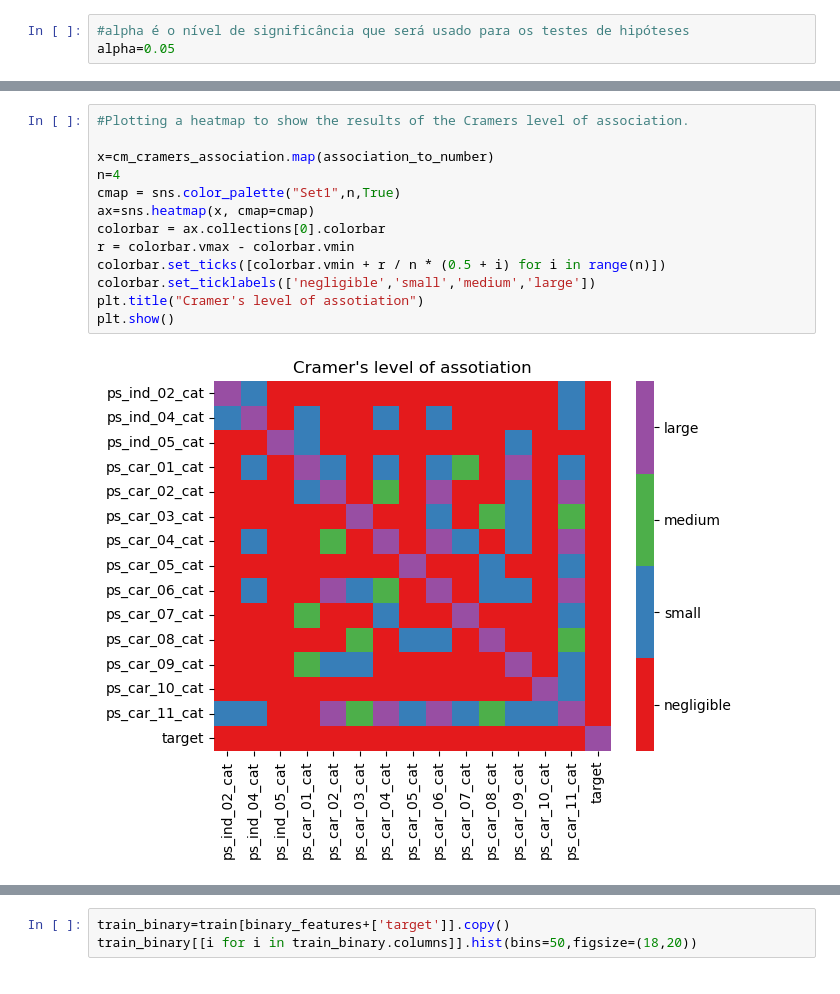
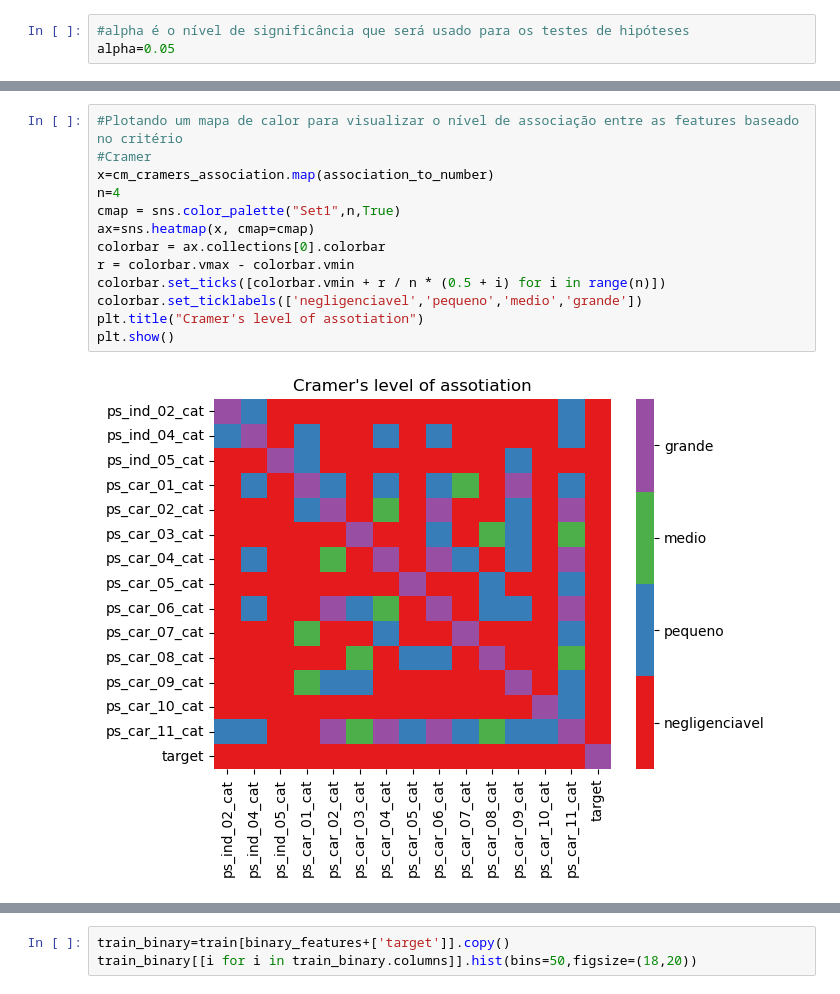
Before and after one commit to RodolfoPCruz/insurance-safe-driver-prediction, a Jupyter notebook: insurance_claim_prediction.ipynb, the cells around one changed output, grey strips where cells are left out. Drawn from its saved outputs; the diff is of its cells as text.

```diff
--- a/insurance_claim_prediction.ipynb
+++ b/insurance_claim_prediction.ipynb
@@ -495,15 +508,15 @@ cm_cramers_association
 # %%
-#Plotting a heatmap to show the results of the Cramers level of association.
-
+#Plotando um mapa de calor para visualizar o nível de associação entre as features baseado no critério
+#Cramer
 x=cm_cramers_association.map(association_to_number)
 n=4
 cmap = sns.color_palette("Set1",n,True)
 ax=sns.heatmap(x, cmap=cmap)
 colorbar = ax.collections[0].colorbar
 r = colorbar.vmax - colorbar.vmin
 colorbar.set_ticks([colorbar.vmin + r / n * (0.5 + i) for i in range(n)])
-colorbar.set_ticklabels(['negligible','small','medium','large'])
+colorbar.set_ticklabels(['negligenciavel','pequeno','medio','grande'])
 plt.title("Cramer's level of assotiation")
 plt.show()
 # %% [output]
-[figure, old version]
+[figure, new version]
```
Also changed, not shown: parts of 91 cells of this notebook, 1 other file.
